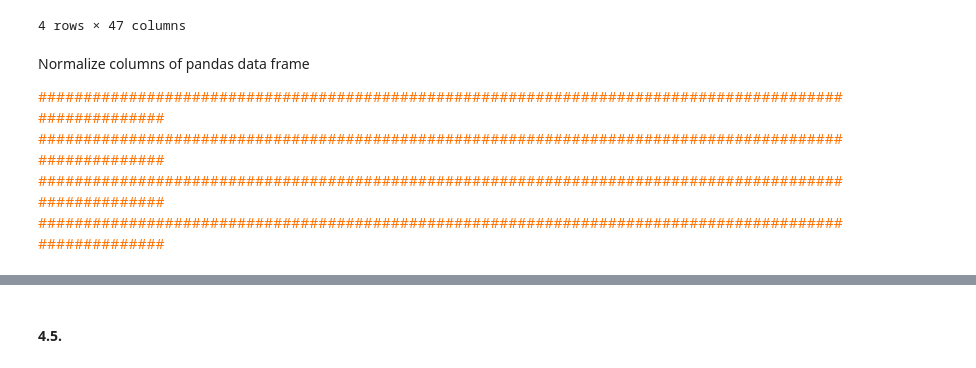
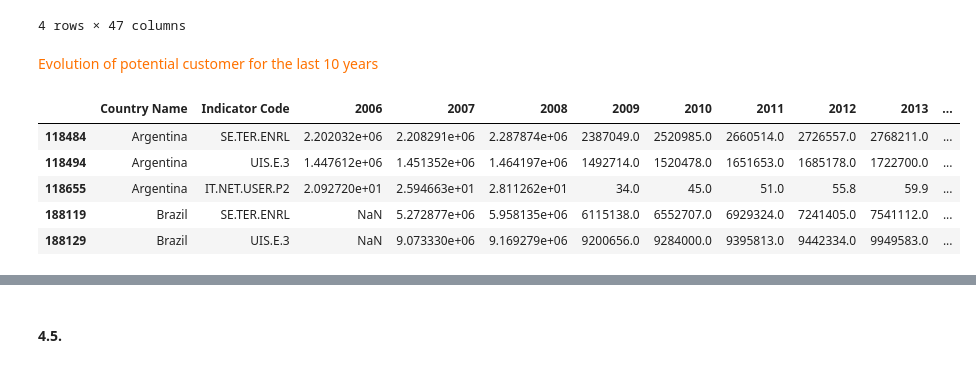
Before and after one commit to samirhinojosa/OC-P2-education-statistics, a Jupyter notebook: notebook.ipynb, the cells around one changed output, grey strips where cells are left out. Saved outputs shown, nothing was run; the diff lists cells and outputs as text; code cells hidden in the pictures.

```diff
--- a/notebook.ipynb
+++ b/notebook.ipynb
@@ -1326,9 +1336,6 @@ df_evolution_potential_customer.head(4)
 | 188119 | Brazil | SE.TER.ENRL | 696215.0 | 785159.0 | 954674.0 | 1089808.0 | 1119849.0 | 1182411.0 | 1251116.0 | 1340662.0 | ... |
 4 rows × 47 columns
 # %% [markdown]
-Normalize columns of pandas data frame<div style="color: RGB(255,114,0);">
-#######################################################################################################
-#######################################################################################################
-#######################################################################################################
-#######################################################################################################
+<div style="color: RGB(255,114,0);">
+Evolution of potential customer for the last 10 years
 </div>
@@ -1334,0 +1344,9 @@ Normalize columns of pandas data frame<div style="color: RGB(255,114,0);">
+# %%
+df_evolution_potential_customer.head(5)
+# %% [output]
+|  | Country Name | Indicator Code | 2006 | 2007 | 2008 | 2009 | 2010 | 2011 | 2012 | 2013 | ... |
+| 118484 | Argentina | SE.TER.ENRL | 2.202032e+06 | 2.208291e+06 | 2.287874e+06 | 2387049.0 | 2520985.0 | 2660514.0 | 2726557.0 | 2768211.0 | ... |
+| 118494 | Argentina | UIS.E.3 | 1.447612e+06 | 1.451352e+06 | 1.464197e+06 | 1492714.0 | 1520478.0 | 1651653.0 | 1685178.0 | 1722700.0 | ... |
+| 118655 | Argentina | IT.NET.USER.P2 | 2.092720e+01 | 2.594663e+01 | 2.811262e+01 | 34.0 | 45.0 | 51.0 | 55.8 | 59.9 | ... |
+| 188119 | Brazil | SE.TER.ENRL | NaN | 5.272877e+06 | 5.958135e+06 | 6115138.0 | 6552707.0 | 6929324.0 | 7241405.0 | 7541112.0 | ... |
+| 188129 | Brazil | UIS.E.3 | NaN | 9.073330e+06 | 9.169279e+06 | 9200656.0 | 9284000.0 | 9395813.0 | 9442334.0 | 9949583.0 | ... |
```
Also changed, not shown: parts of 16 cells of this notebook.
